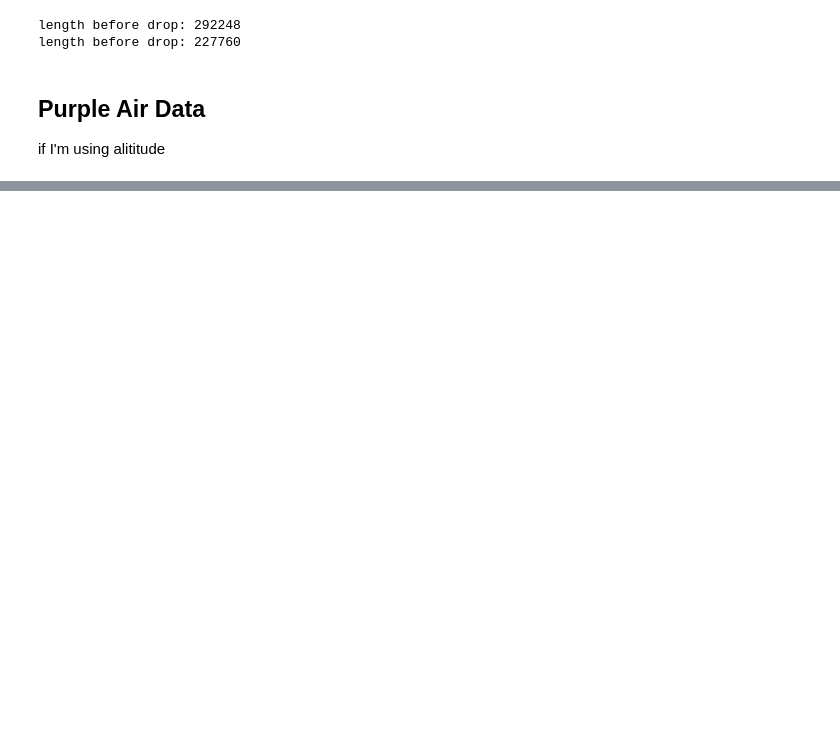
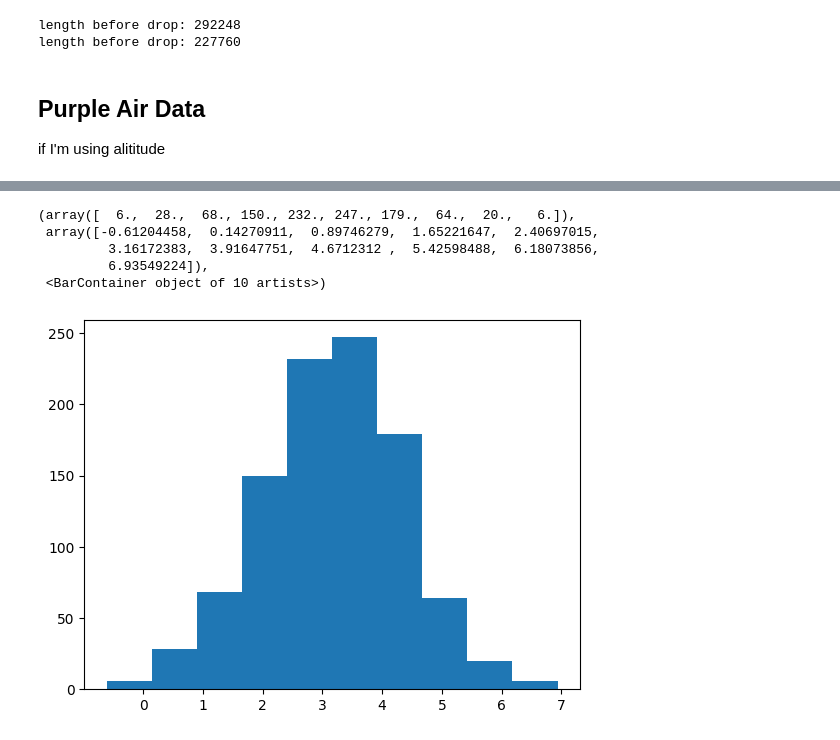
Before and after one commit to jaredfeldman/AI4AQ, a Jupyter notebook: flask_app/jupyter/sensor_ai_generator.ipynb, the cells around one changed output, grey strips where cells are left out. Cells and saved outputs as stored; diff of their text form; code cells hidden in the pictures; blank space fills up the shorter version.

```diff
--- a/flask_app/jupyter/sensor_ai_generator.ipynb
+++ b/flask_app/jupyter/sensor_ai_generator.ipynb
@@ -246,0 +246,21 @@ df_sensors['date'] = pd.to_datetime(df['date'], format='%m/%d/%y')
+# %%
+import numpy as np
+
+# Parameters for the distribution
+mean = 3.2  # mean
+std_dev = 1.2  # standard deviation
+num_samples = 1000  # number of samples
+
+# Generate random samples from a normal distribution
+samples = np.random.normal(loc=mean, scale=std_dev, size=num_samples)
+
+# samples now contains 1000 random numbers drawn from a normal distribution with mean 0 and standard deviation 1
+# %%
+plt.hist(samples)
+# %% [output]
+(array([  6.,  28.,  68., 150., 232., 247., 179.,  64.,  20.,   6.]),
+ array([-0.61204458,  0.14270911,  0.89746279,  1.65221647,  2.40697015,
+         3.16172383,  3.91647751,  4.6712312 ,  5.42598488,  6.18073856,
+         6.93549224]),
+ <BarContainer object of 10 artists>)
+[figure, added]
```
Also changed, not shown: parts of 27 cells of this notebook, 4 other files.
